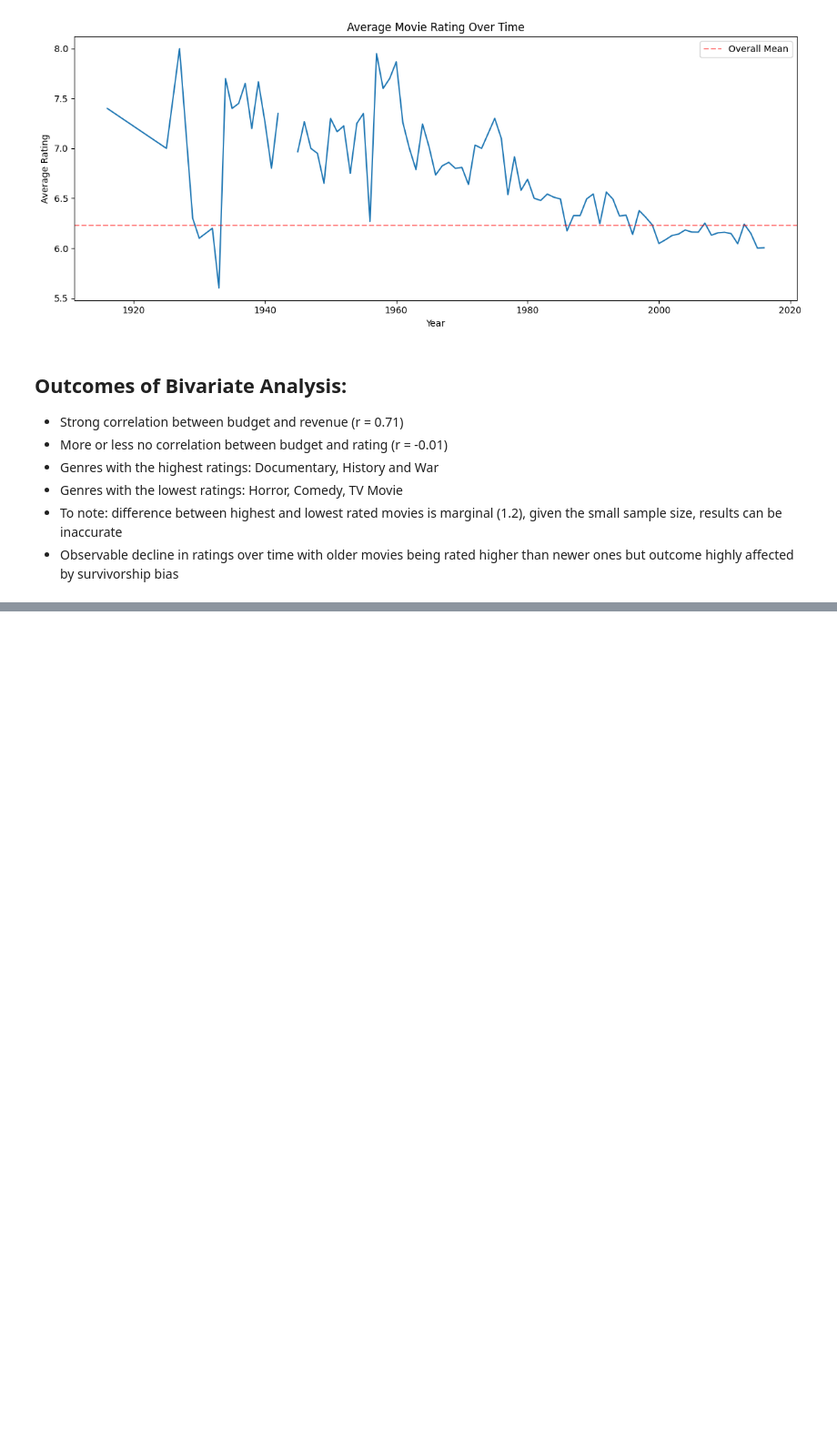
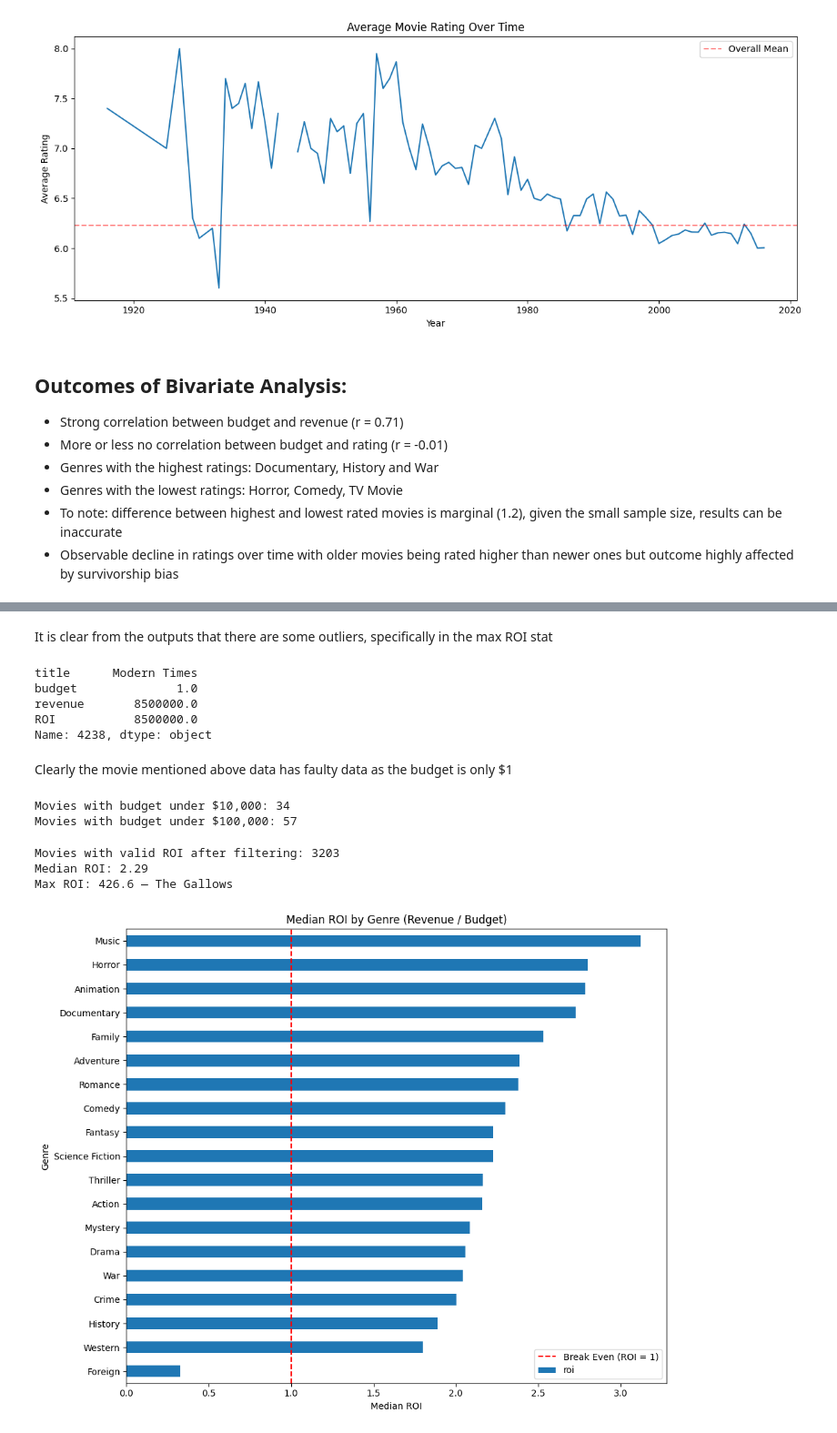
Before and after one commit to Ishan-Mishra21/Movies-EDA, a Jupyter notebook: MoviesEDA.ipynb, the cells around one changed output, grey strips where cells are left out. Shown at 91% size. Cells and saved outputs as stored; diff of their text form; code cells hidden in the pictures; blank space fills up the shorter version.

```diff
--- a/MoviesEDA.ipynb
+++ b/MoviesEDA.ipynb
@@ -345,0 +348,9 @@ plt.show()
+# %%
+#1. Calculating ROI
+#Creating an ROI column by dividing revenue by budget
+df["ROI"] = df["revenue"]/df["budget"]
+#Now filtering out all relevant ROIs (eliminating any null values if created during the creation of ROI column)
+print(f"Number of movies with valid ROI: {df['ROI'].notna().sum()}")
+#Final ROI outputs:
+print("ROI outputs: ")
+print(df["ROI"].describe())
@@ -345,0 +369,47 @@ plt.show()
+# %% [markdown]
+It is clear from the outputs that there are some outliers, specifically in the max ROI stat
+# %%
+#Looking at which movie is skewing the data
+print(df.loc[df["ROI"].idxmax(), ["title", "budget", "revenue", "ROI"]])
+# %% [output]
+title      Modern Times
+budget              1.0
+revenue       8500000.0
+ROI           8500000.0
+Name: 4238, dtype: object
+# %% [markdown]
+Clearly the movie mentioned above data has faulty data as the budget is only $1
+# %%
+#Based on the findings above, checking if there are more such movies which are skewing the data
+print(f"Movies with budget under $10,000: {(df['budget'] < 10000).sum()}") #checking for extremely low budgets
+print(f"Movies with budget under $100,000: {(df['budget'] < 100000).sum()}") #checking for low budgets
+# %% [output]
+Movies with budget under $10,000: 34
+Movies with budget under $100,000: 57
+# %%
+#Creating a new dataframe for ROI where ROI of only movies with budget >100000 will be present
+df_roi = df[(df["budget"] >= 100000) & (df["revenue"].notna())].copy()
+df_roi["roi"] = df_roi["revenue"] / df_roi["budget"]
+
+print(f"Movies with valid ROI after filtering: {len(df_roi)}")
+print(f"Median ROI: {df_roi['roi'].median():.2f}")
+print(f"Max ROI: {df_roi['roi'].max():.1f} — {df_roi.loc[df_roi['roi'].idxmax(), 'title']}")
+
+#Plotting the ROIs by genre
+genre_roi = df_roi[["genres", "roi"]].explode("genres").dropna()
+genre_median_roi = genre_roi.groupby("genres")["roi"].median().sort_values()
+
+fig, ax = plt.subplots(figsize=(10, 8))
+genre_median_roi.plot(kind="barh", ax=ax)
+ax.set_title("Median ROI by Genre (Revenue / Budget)")
+ax.set_xlabel("Median ROI")
+ax.set_ylabel("Genre")
+ax.axvline(1.0, color="red", linestyle="--", label="Break Even (ROI = 1)")
+ax.legend()
+plt.tight_layout()
+plt.show()
+# %% [output]
+Movies with valid ROI after filtering: 3203
+Median ROI: 2.29
+Max ROI: 426.6 — The Gallows
+[figure, added]
```
Also changed, not shown: parts of 5 cells of this notebook.
